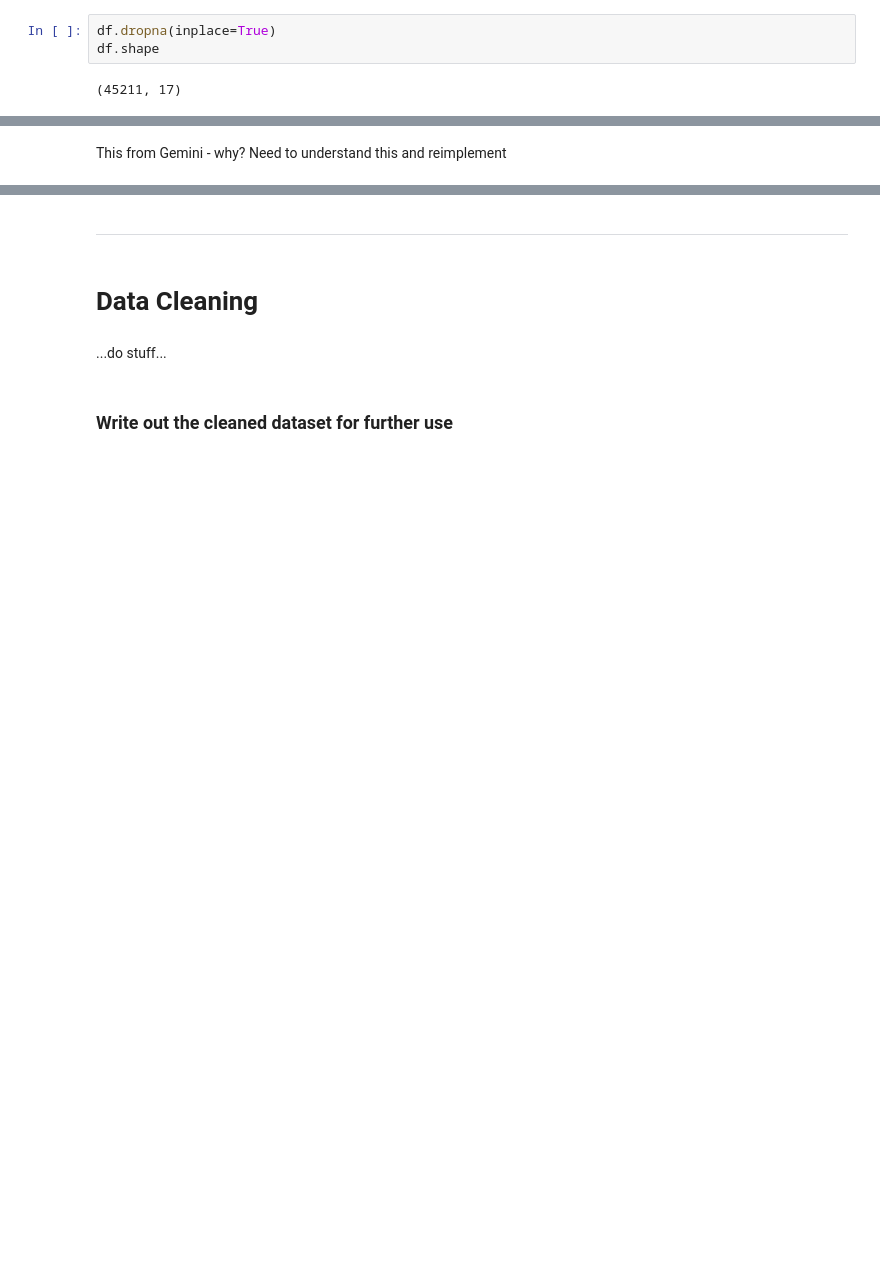
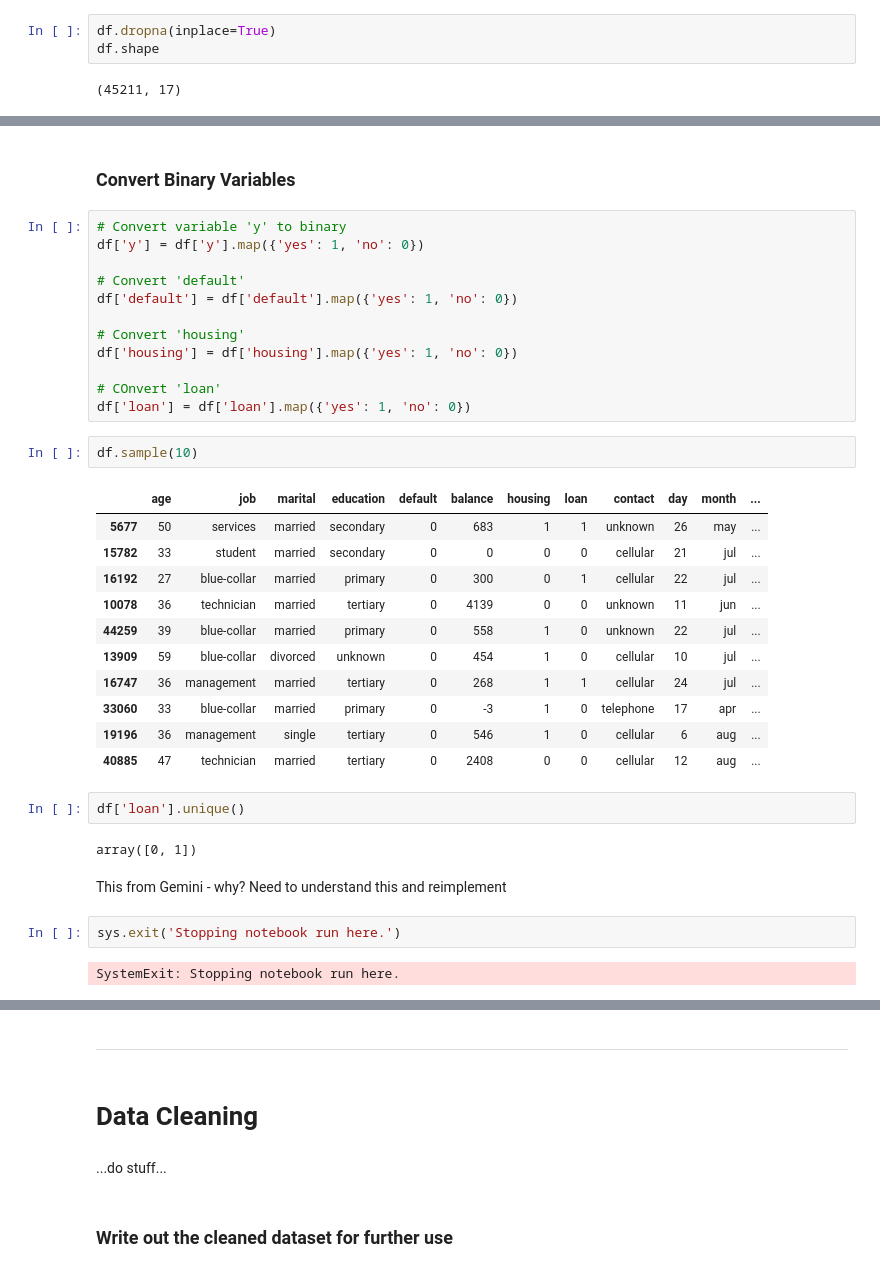
Before and after one commit to daemonchild/cardiffmet-dat6002-artificial-intelligence, a Jupyter notebook: assessment/part_2/1-dataset_preparation.ipynb, the cells around one changed output, grey strips where cells are left out. Drawn from its saved outputs; the diff is of its cells as text; blank space fills up the shorter version.

```diff
--- a/assessment/part_2/1-dataset_preparation.ipynb
+++ b/assessment/part_2/1-dataset_preparation.ipynb
@@ -207,4 +211,40 @@ df.shape
+# %% [markdown]
+### Convert Binary Variables
+# %%
+# Convert variable 'y' to binary
+df['y'] = df['y'].map({'yes': 1, 'no': 0})
+
+# Convert 'default'
+df['default'] = df['default'].map({'yes': 1, 'no': 0})
+
+# Convert 'housing'
+df['housing'] = df['housing'].map({'yes': 1, 'no': 0})
+
+# COnvert 'loan'
+df['loan'] = df['loan'].map({'yes': 1, 'no': 0})
+# %%
+df.sample(10)
+# %% [output]
+|  | age | job | marital | education | default | balance | housing | loan | contact | day | month | ... |
+| 5677 | 50 | services | married | secondary | 0 | 683 | 1 | 1 | unknown | 26 | may | ... |
+| 15782 | 33 | student | married | secondary | 0 | 0 | 0 | 0 | cellular | 21 | jul | ... |
+| 16192 | 27 | blue-collar | married | primary | 0 | 300 | 0 | 1 | cellular | 22 | jul | ... |
+| 10078 | 36 | technician | married | tertiary | 0 | 4139 | 0 | 0 | unknown | 11 | jun | ... |
+| 44259 | 39 | blue-collar | married | primary | 0 | 558 | 1 | 0 | unknown | 22 | jul | ... |
+| 13909 | 59 | blue-collar | divorced | unknown | 0 | 454 | 1 | 0 | cellular | 10 | jul | ... |
+| 16747 | 36 | management | married | tertiary | 0 | 268 | 1 | 1 | cellular | 24 | jul | ... |
+| 33060 | 33 | blue-collar | married | primary | 0 | -3 | 1 | 0 | telephone | 17 | apr | ... |
+| 19196 | 36 | management | single | tertiary | 0 | 546 | 1 | 0 | cellular | 6 | aug | ... |
+| 40885 | 47 | technician | married | tertiary | 0 | 2408 | 0 | 0 | cellular | 12 | aug | ... |
+# %%
+df['loan'].unique()
+# %% [output]
+array([0, 1])
 # %% [markdown]
 This from Gemini - why? Need to understand this and reimplement
+# %%
+sys.exit('Stopping notebook run here.')
+# %% [output]
+SystemExit: Stopping notebook run here.
 # %%
 
```
Also changed, not shown: parts of 4 cells of this notebook, 2 other files.
